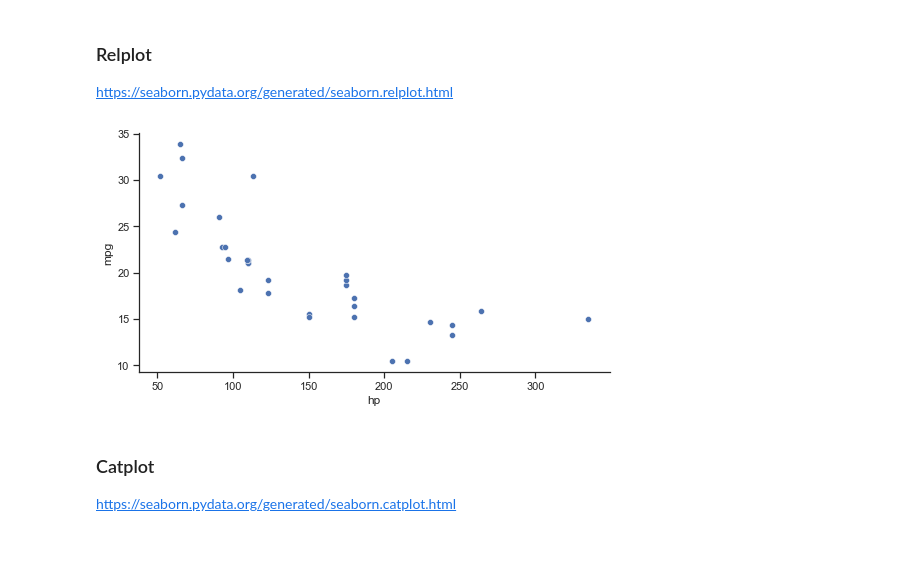
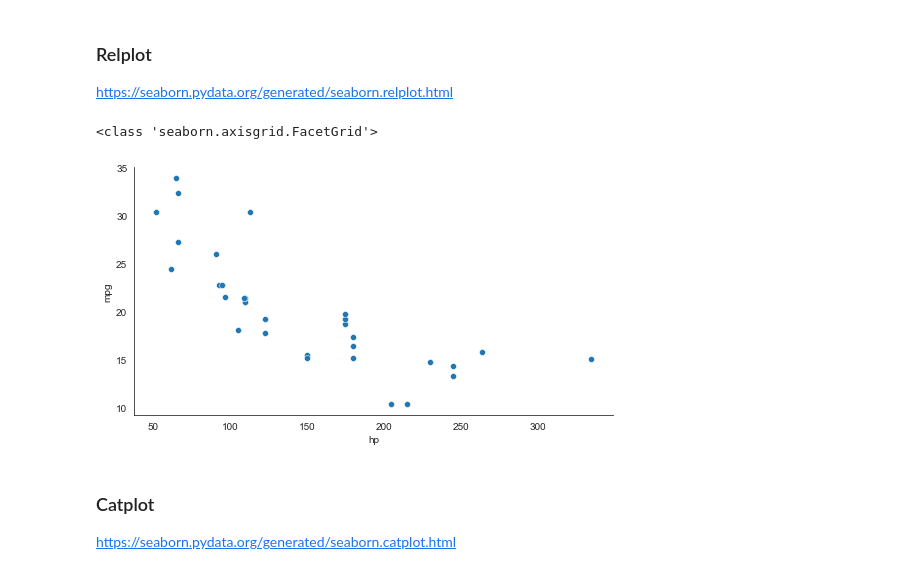
Before and after one commit to GenomicsUA/workshops, a Jupyter notebook: Python_R_Visualization/Python/Seaborn.ipynb, the cells around one changed output. Saved outputs shown, nothing was run; the diff lists cells and outputs as text; code cells hidden in the pictures; blank space fills up the shorter version.

```diff
--- a/Python_R_Visualization/Python/Seaborn.ipynb
+++ b/Python_R_Visualization/Python/Seaborn.ipynb
@@ -336,16 +372,17 @@ plt.show()
 ### Relplot
 https://seaborn.pydata.org/generated/seaborn.relplot.html
 # %%
-g = sns.relplot(kind='scatter', x="hp", y="mpg",
+g = sns.relplot(data=mtcars, height=4, aspect=1.8, legend="full", kind='scatter', x="hp", y="mpg",
 #                 hue="carb", palette='rainbow', hue_order=[1,2,3,4,6,8],
 #                 size="cyl", sizes={4:50, 6:100, 8:150}, size_order=[8,6,4],
 #                 row='gear', col='am', col_wrap=2
 #                 style='carb',
-                data=mtcars, height=4, aspect=1.8, legend="full"
                )
+print(type(g))
 plt.show()
 # %% [output]
+<class 'seaborn.axisgrid.FacetGrid'>
-[figure, old version]
+[figure, new version]
 # %% [markdown]
 ### Catplot
 https://seaborn.pydata.org/generated/seaborn.catplot.html
```
Also changed, not shown: parts of 19 cells of this notebook, 1 other file.
